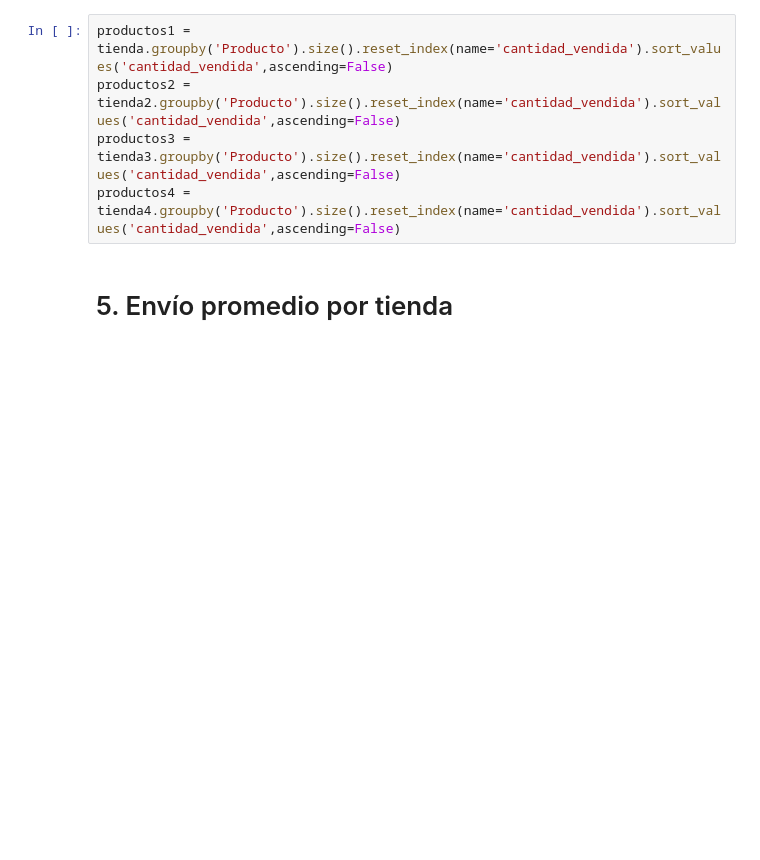
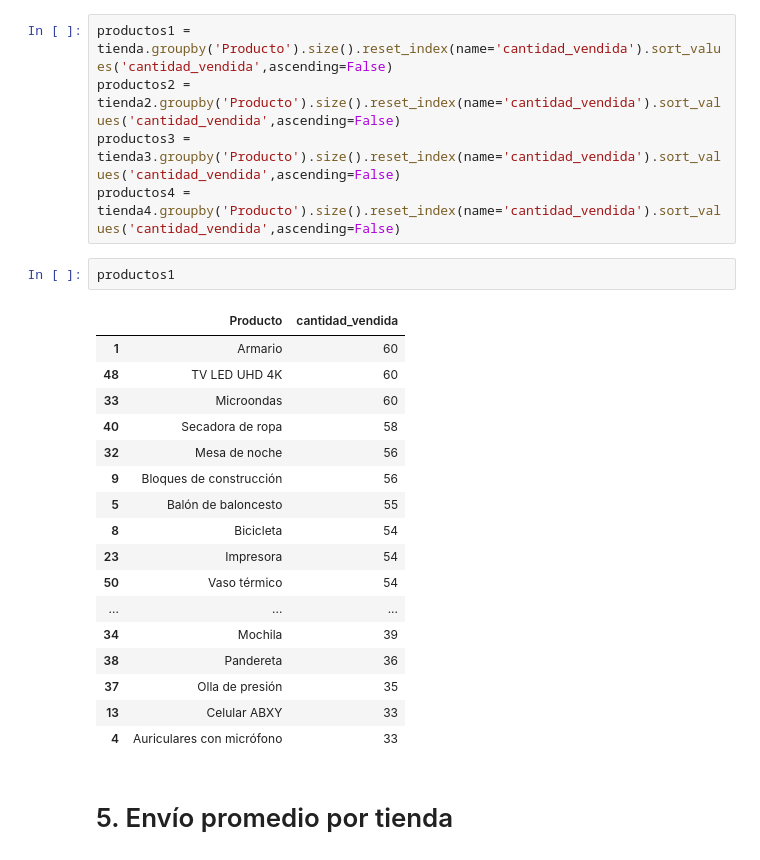
Before and after one commit to d4vid2025/challenge1-data-science-latam, a Jupyter notebook: AluraStoreLatam.ipynb, the cells around one changed output. Saved outputs shown, nothing was run; the diff lists cells and outputs as text; blank space fills up the shorter version.

```diff
--- a/AluraStoreLatam.ipynb
+++ b/AluraStoreLatam.ipynb
@@ -164,5 +184,25 @@ productos1 = tienda.groupby('Producto').size().reset_index(name='cantidad_vendid
 productos2 = tienda2.groupby('Producto').size().reset_index(name='cantidad_vendida').sort_values('cantidad_vendida',ascending=False)
 productos3 = tienda3.groupby('Producto').size().reset_index(name='cantidad_vendida').sort_values('cantidad_vendida',ascending=False)
 productos4 = tienda4.groupby('Producto').size().reset_index(name='cantidad_vendida').sort_values('cantidad_vendida',ascending=False)
+# %%
+productos1
+# %% [output]
+|  | Producto | cantidad_vendida |
+| 1 | Armario | 60 |
+| 48 | TV LED UHD 4K | 60 |
+| 33 | Microondas | 60 |
+| 40 | Secadora de ropa | 58 |
+| 32 | Mesa de noche | 56 |
+| 9 | Bloques de construcción | 56 |
+| 5 | Balón de baloncesto | 55 |
+| 8 | Bicicleta | 54 |
+| 23 | Impresora | 54 |
+| 50 | Vaso térmico | 54 |
+| ... | ... | ... |
+| 34 | Mochila | 39 |
+| 38 | Pandereta | 36 |
+| 37 | Olla de presión | 35 |
+| 13 | Celular ABXY | 33 |
+| 4 | Auriculares con micrófono | 33 |
 # %% [markdown]
 # 5. Envío promedio por tienda
```
Also changed, not shown: parts of 17 cells of this notebook.
